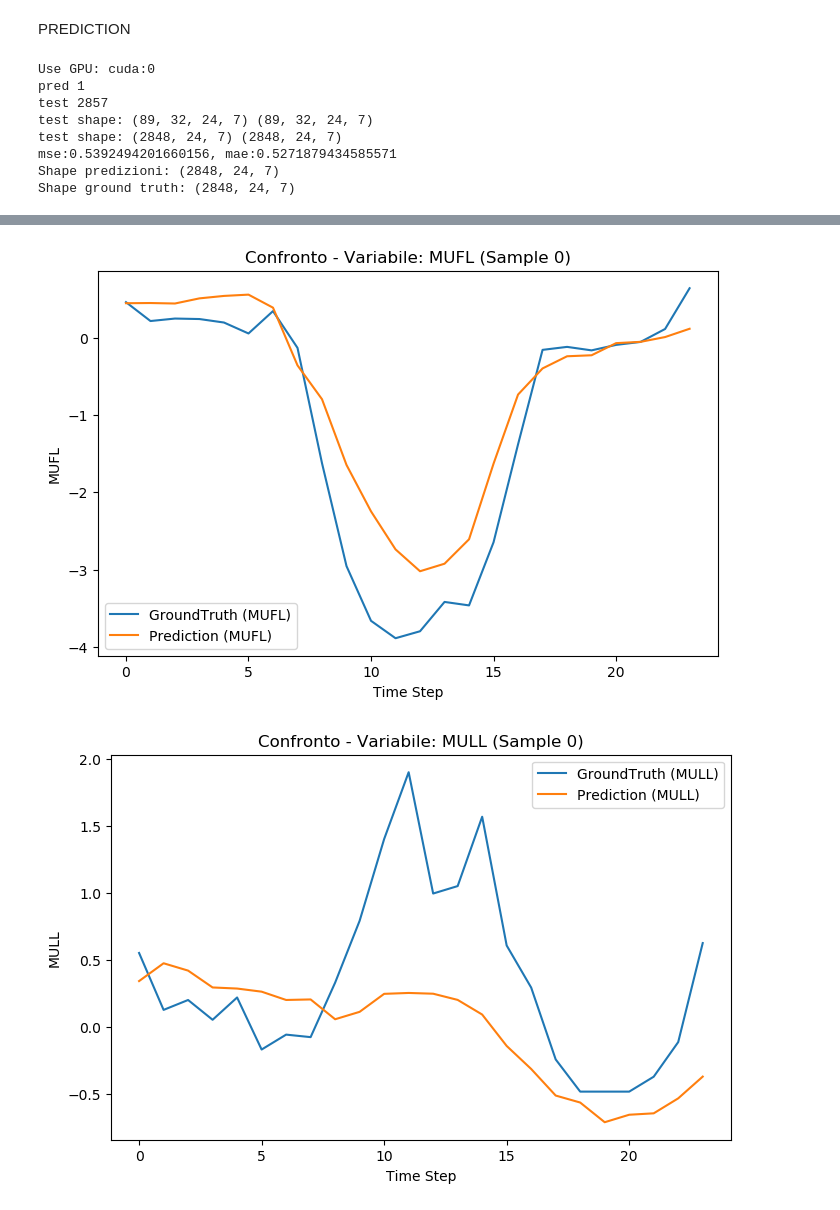
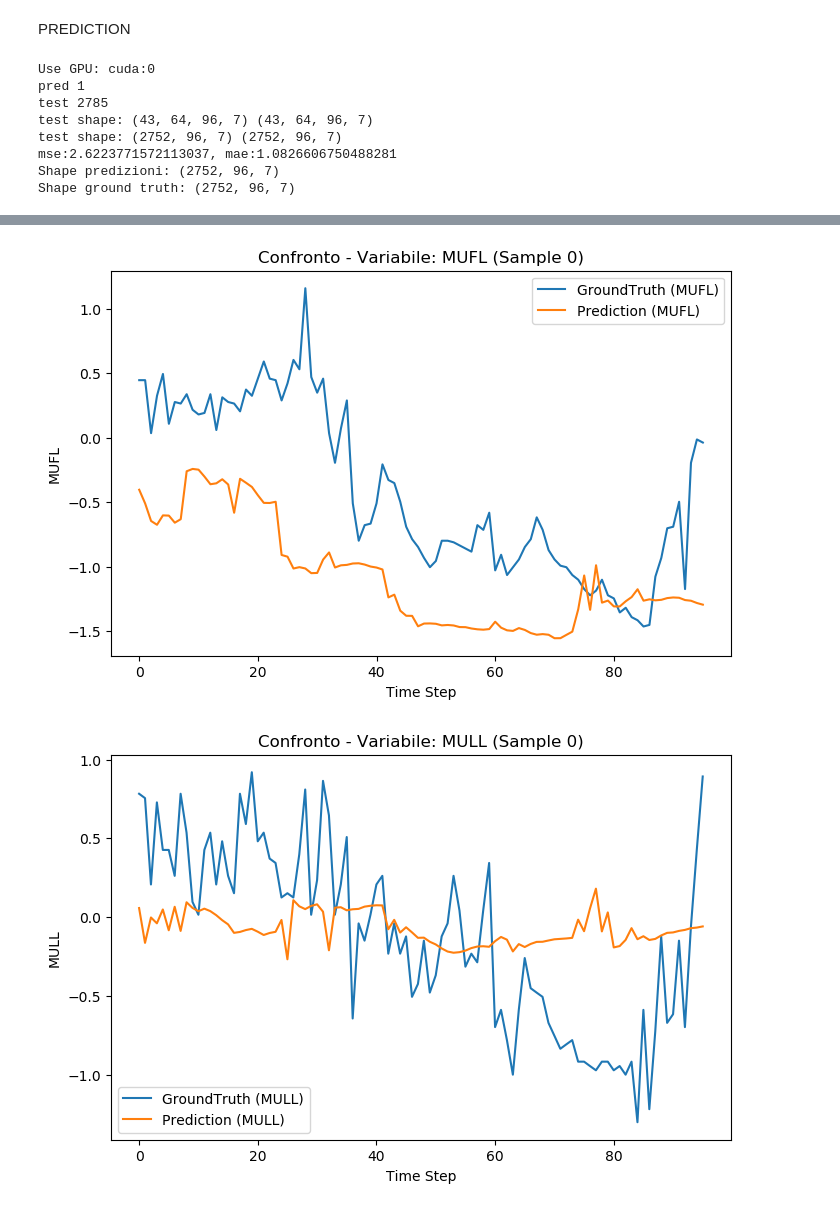
Before and after one commit to lukebo01/informer_project_dl, a Jupyter notebook: etth_train_test.ipynb, the cells around one changed output, grey strips where cells are left out. Cells and saved outputs as stored; diff of their text form; code cells hidden in the pictures.

Commit message:
Trained an informer with custom dataset and a script for validate custom dataset

```diff
--- a/etth_train_test.ipynb
+++ b/etth_train_test.ipynb
@@ -27,16 +27,16 @@ args.model = 'informer' # model of experiment, options: [informer, informerstack
 
 args.data = 'ETTh1' # data
 args.root_path = './data/ETDataset/ETT-small/' # root path of data file
-args.data_path = 'ETTh1.csv' # data file
+args.data_path = 'ETTm1.csv' # data file
 args.features = 'M' # forecasting task, options:[M, S, MS]; M:multivariate predict multivariate, S:univariate predict univariate, MS:multivariate predict univariate
 #args.target = 'OT' # target feature in S or MS task
 args.target = 'OT'
-args.freq = 'h' # freq for time features encoding, options:[s:secondly, t:minutely, h:hourly, d:daily, b:business days, w:weekly, m:monthly], you can also use more detailed freq like 15min or 3h
+args.freq = 't' # freq for time features encoding, options:[s:secondly, t:minutely, h:hourly, d:daily, b:business days, w:weekly, m:monthly], you can also use more detailed freq like 15min or 3h
 args.checkpoints = './informer_checkpoints' # location of model checkpoints
 
 args.seq_len = 96 # input sequence length of Informer encoder
 args.label_len = 48 # start token length of Informer decoder
-args.pred_len = 24 # prediction sequence length
+args.pred_len = 96 # prediction sequence length
 # Informer decoder input: concat[start token series(label_len), zero padding series(pred_len)]
 
 args.enc_in = 7 # encoder input size
@@ -45,8 +45,8 @@ args.c_out = 7 # output size
 args.factor = 5 # probsparse attn factor
 args.d_model = 512 # dimension of model
 args.n_heads = 8 # num of heads
-args.e_layers = 2 # num of encoder layers
-args.d_layers = 1 # num of decoder layers
+args.e_layers = 3 # num of encoder layers
+args.d_layers = 2 # num of decoder layers
 args.d_ff = 2048 # dimension of fcn in model
 args.dropout = 0.05 # dropout
 args.attn = 'prob' # attention used in encoder, options:[prob, full]
@@ -56,17 +56,17 @@ args.distil = True # whether to use distilling in encoder
 args.output_attention = False # whether to output attention in ecoder
 args.mix = True
 args.padding = 0
-args.freq = 'h'
 
-args.batch_size = 32
+args.batch_size = 64
 args.learning_rate = 0.0001
 args.loss = 'mse'
-args.lradj = 'type1'
+args.lradj = 'type2'
+
 args.use_amp = False # whether to use automatic mixed precision training
 
-args.num_workers = 0
+args.num_workers = 4
 args.itr = 1
-args.train_epochs = 6
+args.train_epochs = 10
 args.patience = 3
 args.des = 'exp'
 
@@ -162,7 +162,7 @@ def save_trained_model(exp, setting):
     print(f"Modello salvato con successo: {model_file}")
 
 # set saved model path
-setting = 'informer_ETTh1_ftM_sl96_ll48_pl24_dm512_nh8_el2_dl1_df2048_atprob_fc5_ebtimeF_dtTrue_mxTrue_exp_0'
+setting = 'informer_ETTh1_ftM_sl96_ll48_pl96_dm512_nh8_el3_dl2_df2048_atprob_fc5_ebtimeF_dtTrue_mxTrue_exp_0'
 # path = os.path.join(args.checkpoints,setting,'checkpoint.pth')
 
 # If you already have a trained model, you can set the arguments and model path, then initialize a Experiment and use it to predict
@@ -192,7 +192,7 @@ prediction = np.load('./results/'+setting+'/real_prediction.npy')
 
 prediction.shape
 
-setting = 'informer_ETTh1_ftM_sl96_ll48_pl24_dm512_nh8_el2_dl1_df2048_atprob_fc5_ebtimeF_dtTrue_mxTrue_exp_0'
+setting = 'informer_ETTh1_ftM_sl96_ll48_pl96_dm512_nh8_el3_dl2_df2048_atprob_fc5_ebtimeF_dtTrue_mxTrue_exp_0'
 model_file = os.path.join(args.checkpoints, setting, 'checkpoint.pth')
 # o 'trained_model.pth' se quello è il checkpoint migliore
 
@@ -230,9 +230,9 @@ for i, var_name in enumerate(variables):
 # %% [output]
 Use GPU: cuda:0
 pred 1
-test 2857
-test shape: (89, 32, 24, 7) (89, 32, 24, 7)
-test shape: (2848, 24, 7) (2848, 24, 7)
-mse:0.5392494201660156, mae:0.5271879434585571
-Shape predizioni: (2848, 24, 7)
-Shape ground truth: (2848, 24, 7)
+test 2785
+test shape: (43, 64, 96, 7) (43, 64, 96, 7)
+test shape: (2752, 96, 7) (2752, 96, 7)
+mse:2.6223771572113037, mae:1.0826606750488281
+Shape predizioni: (2752, 96, 7)
+Shape ground truth: (2752, 96, 7)
@@ -241,2 +241,2 @@ Shape ground truth: (2848, 24, 7)
-[figure, old version]
+[figure, new version]
-[figure, old version]
+[figure, new version]
```
Also changed, not shown: parts of 5 cells of this notebook, 29 other files.
